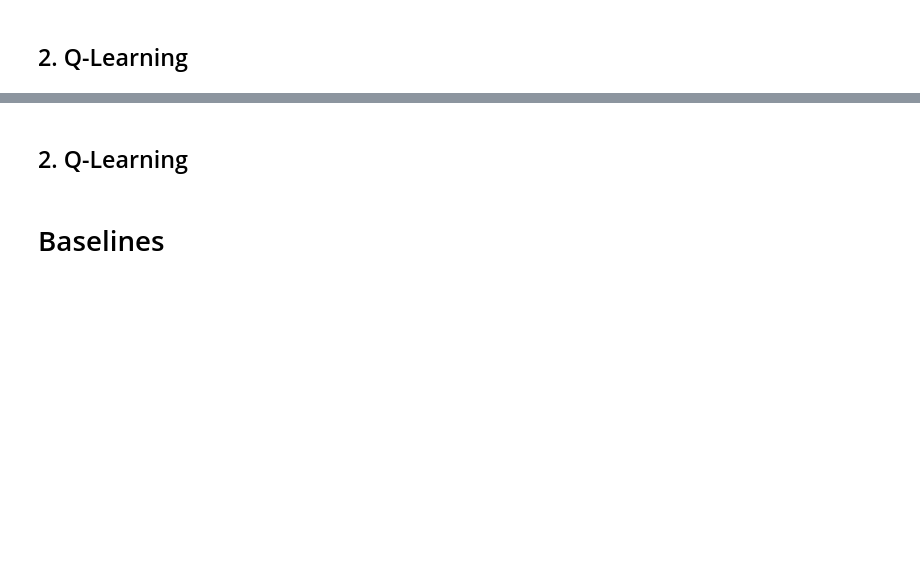
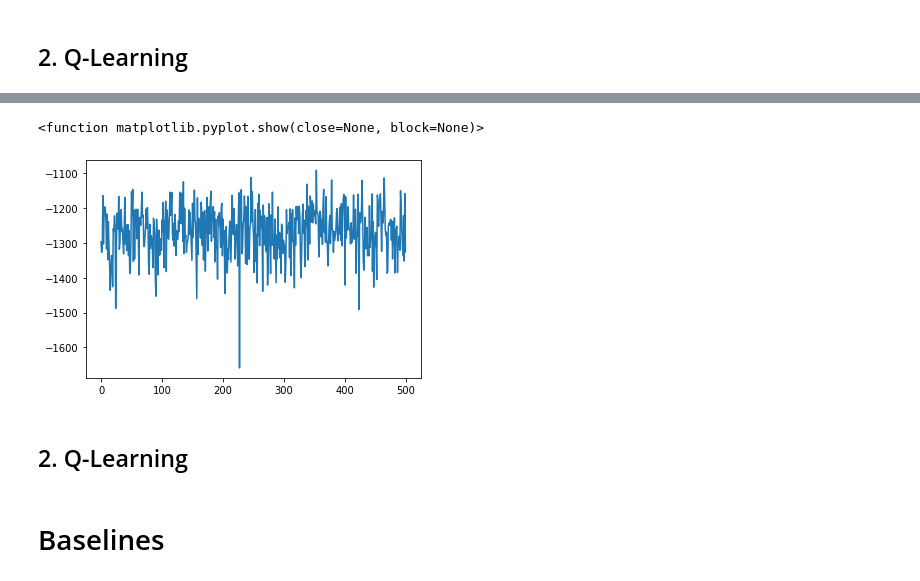
Before and after one commit to MZhouke/RL-Scheduling, a Jupyter notebook: Demo-JSSP.ipynb, the cells around one changed output, grey strips where cells are left out. Cells and saved outputs as stored; diff of their text form; code cells hidden in the pictures; blank space fills up the shorter version.

```diff
--- a/Demo-JSSP.ipynb
+++ b/Demo-JSSP.ipynb
@@ -160,3 +233,9 @@ print(Q)
+# %%
+plt.plot(rev_list)
+plt.show
+# %% [output]
+<function matplotlib.pyplot.show(close=None, block=None)>
+[figure, added]
 # %%
 state = env.reset()
 episodes = 50
```
Also changed, not shown: parts of 6 cells of this notebook.
